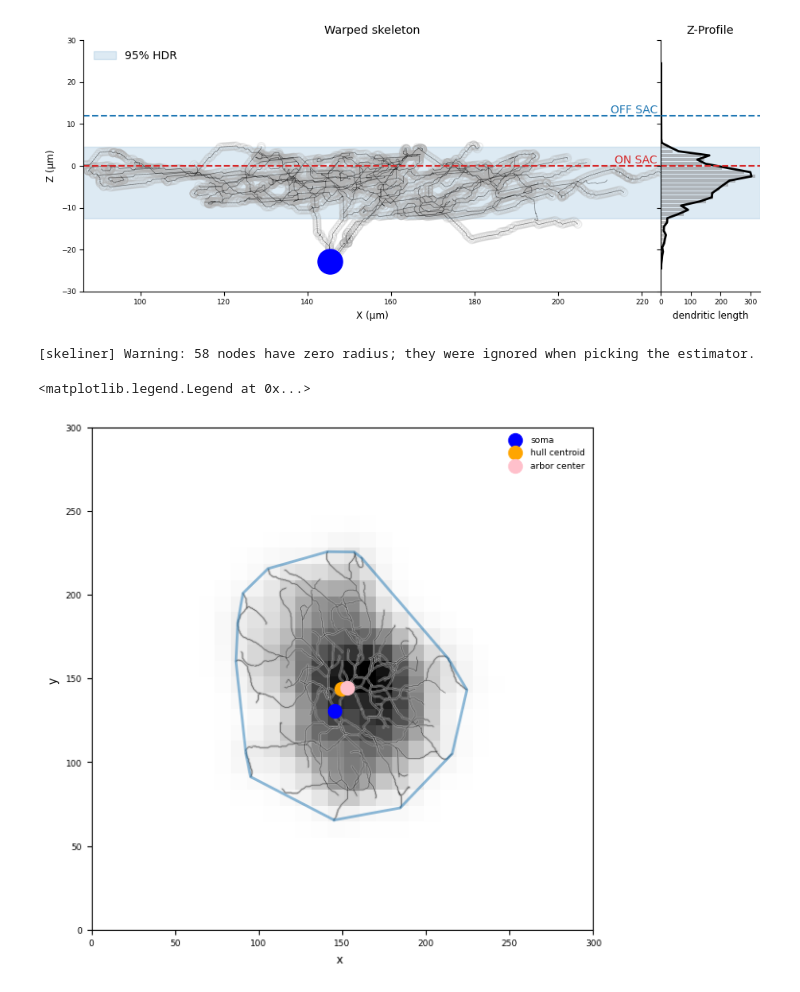
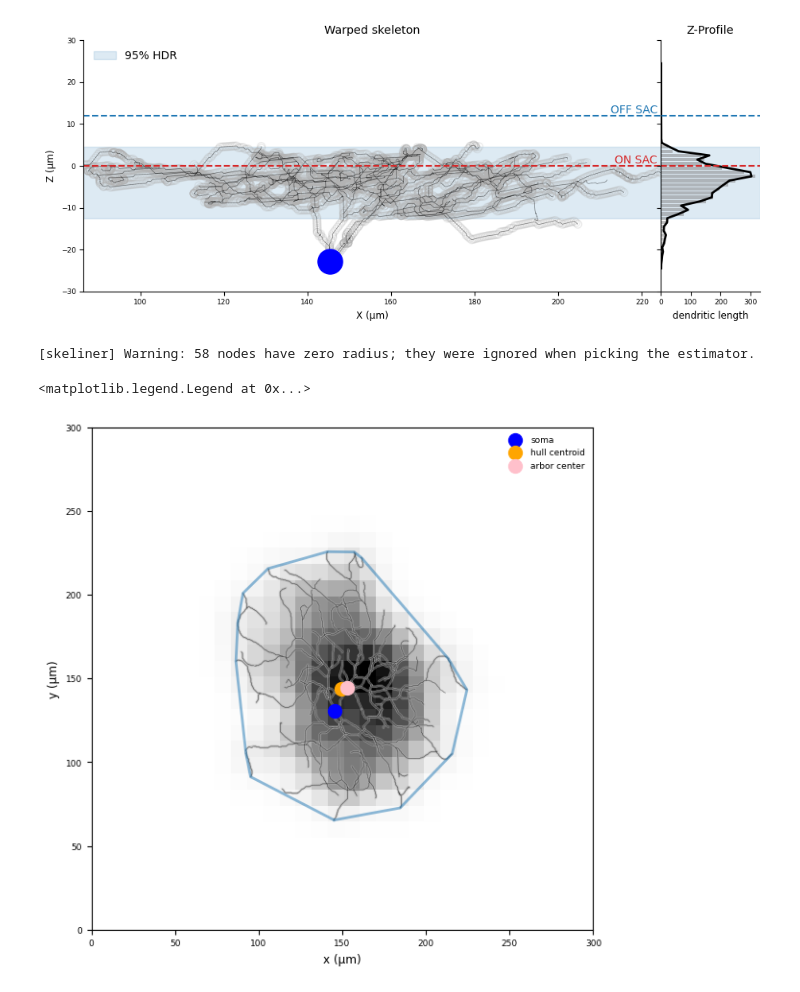
Before and after one commit to berenslab/pywarper, a Jupyter notebook: notebooks/example.api.high.ipynb, the cells around one changed output. Saved outputs shown, nothing was run; the diff lists cells and outputs as text; code cells hidden in the pictures.

```diff
--- a/notebooks/example.api.high.ipynb
+++ b/notebooks/example.api.high.ipynb
@@ -189,13 +189,12 @@ com_xy = get_xy_center_of_mass(xy_x, xy_y, xy_dist)
 
 xy_profile = w.warped_skeleton.extra["xy_profile"]
 xy_dist = xy_profile["distribution"]
-xy_x = xy_profile["x"]
-xy_y = xy_profile["y"]
+xy_extents = xy_profile["extents"]
 
 fig, ax = plt.subplots(figsize=(6, 6))
 
 sk.plot2d(
-    w.warped_skeleton, plane="xy", ax=ax,
+    w.warped_skeleton, plane="xy", ax=ax, unit="μm",
     xlim=(0, 300), ylim=(0, 300),
     color_by="ntype", skel_cmap="Set2"
 )
@@ -207,34 +206,34 @@ for i, (z_lo, z_hi) in enumerate(z_hdr):
     hull = get_convex_hull(w.warped_skeleton.nodes[layer, 0:2])
     ax.plot(hull[:, 0], hull[:, 1],  alpha=0.5, linewidth=2, color=f"C{i}")
 
 im = ax.imshow(
     xy_dist.T, origin="lower",
     extent=(xy_x[0], xy_x[-1], xy_y[0], xy_y[-1]),
     cmap="Greys", norm=Normalize(vmin=0, vmax=xy_dist.max()),
 )
 
 ax.scatter(
     w.warped_skeleton.nodes[0, 0],
     w.warped_skeleton.nodes[0, 1],
     s=100, color='blue', zorder=99, label='soma',
 )
 
 ax.scatter(
     com_hull[0], com_hull[1],
     s=100, color='orange', zorder=99, label='hull centroid'
 )
 
 ax.scatter(
     com_xy[0], com_xy[1],
     s=100, color='pink', zorder=99, label='arbor center'
 )
 
 
 ax.legend(frameon=False)
 # %% [output]
 [skeliner] Warning: 58 nodes have zero radius; they were ignored when picking the estimator.
 <matplotlib.legend.Legend at 0x...>
-[figure, old version]
+[figure, new version]
 # %%
 %load_ext watermark
 %watermark --time --date --timezone --updated --python --iversions --watermark
```
Also changed, not shown: parts of 4 cells of this notebook, 2 other files.
